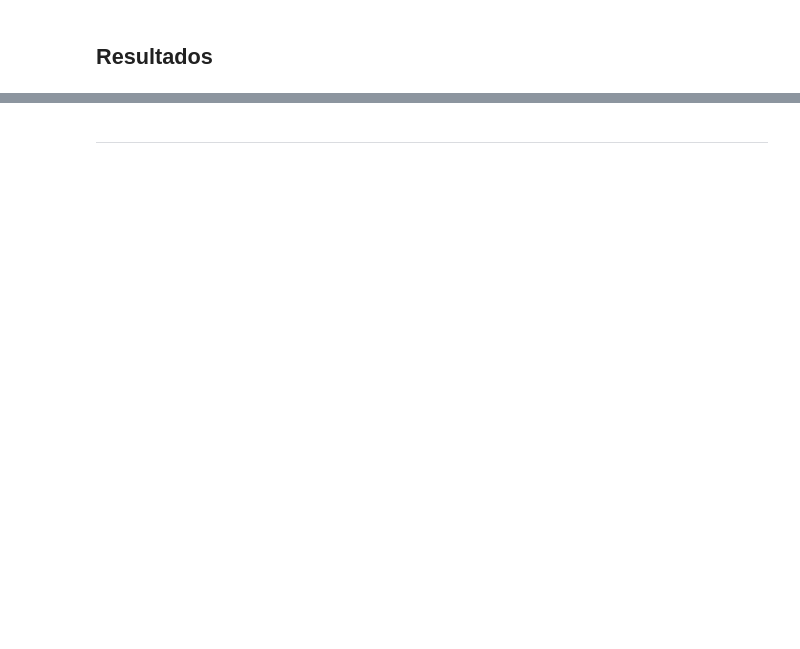
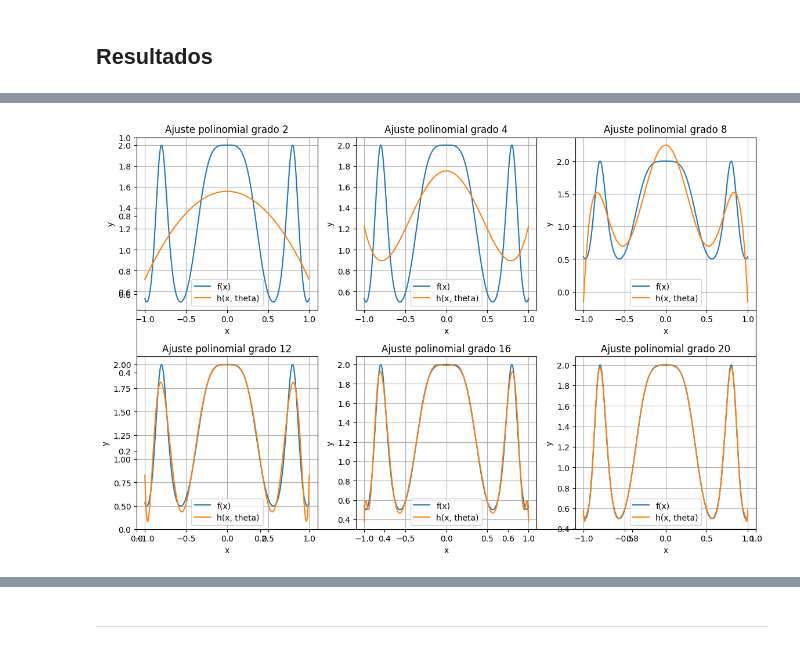
Before and after one commit to zamax14/MEMAD, a Jupyter notebook: T05/t05_alejandro_zarate_macias.ipynb, the cells around one changed output, grey strips where cells are left out. Saved outputs shown, nothing was run; the diff lists cells and outputs as text; code cells hidden in the pictures; blank space fills up the shorter version.

```diff
--- a/T05/t05_alejandro_zarate_macias.ipynb
+++ b/T05/t05_alejandro_zarate_macias.ipynb
@@ -63,2 +254,27 @@ Intenta encontrar un tamaño más adecuado para el modelo paramétrico del probl
 # %% [markdown]
 ## Resultados
+# %%
+# Lista de polinomios a evaluar
+N_tests = [2, 4, 8, 12, 16, 20]
+
+# Listas para almacenar costos y predicciones
+costs = []
+y_hats = []
+
+# Normalizar x para evitar valores grandes
+x_norm = x / np.pi
+
+# Inicializacion del algoritmo de Gauss-Newton
+gn = GaussNewton(grad=grad_gn, h=h, J=J)
+
+# Evaluacion del algoritmo por polinomio
+for N in N_tests:
+    print("="*60)
+    print(f"EVALUACION CON POLINOMIO DE GRADO {N}")
+    print("="*60)
+    theta0 = np.zeros(N+1)
+    theta, cost_history = gn.optimize(x_norm, y, theta0, N, alpha=0.01, max_iter=2000, tol=1e-8)
+    y_hat = h_vec(x_norm, theta)
+    costs.append(cost_history)
+    y_hats.append(y_hat)
+    print("\n")
@@ -64,0 +299,16 @@ Intenta encontrar un tamaño más adecuado para el modelo paramétrico del probl
+# %%
+# Graficar resultados de todos los polinomios vs funcion original
+fig, ax = plt.subplots(figsize=(12, 8))
+for i, N in enumerate(N_tests):
+    ax = plt.subplot(2, 3, i+1)
+    ax.plot(x_norm, y, label='f(x)')
+    ax.plot(x_norm, y_hats[i], label='h(x, theta)')
+    ax.set_title(f'Ajuste polinomial grado {N}')
+    ax.set_xlabel('x')
+    ax.set_ylabel('y')
+    ax.legend()
+    ax.grid()
+plt.tight_layout()
+plt.show()
+# %% [output]
+[figure, added]
```
Also changed, not shown: parts of 33 cells of this notebook.
